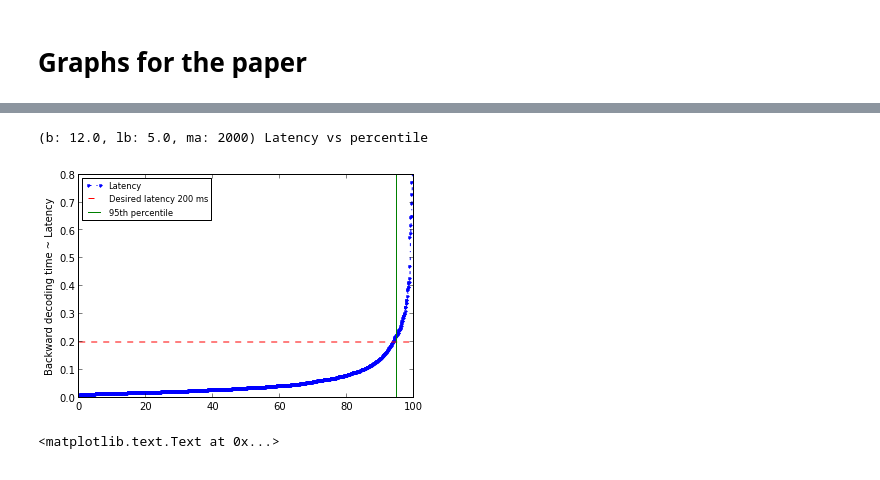
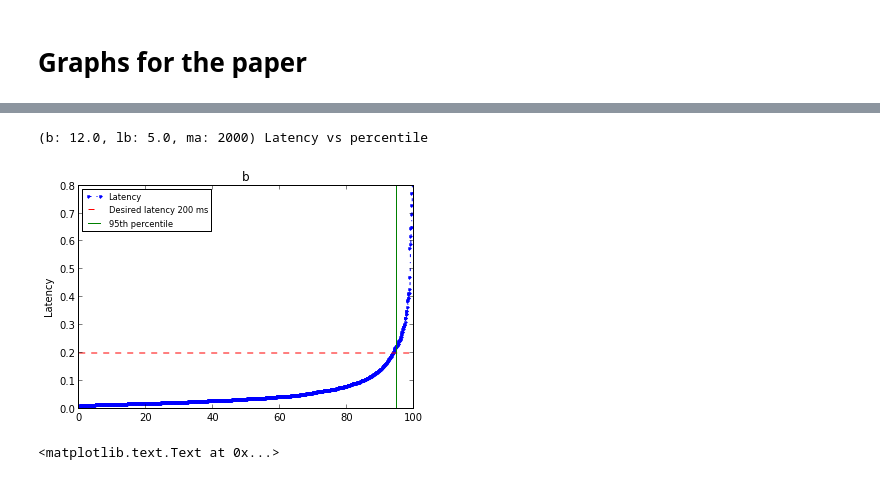
Before and after one commit to oplatek/pykaldi-eval, a Jupyter notebook: Pykaldi-evaluation.ipynb, the cells around one changed output, grey strips where cells are left out. Saved outputs shown, nothing was run; the diff lists cells and outputs as text; code cells hidden in the pictures.

```diff
--- a/Pykaldi-evaluation.ipynb
+++ b/Pykaldi-evaluation.ipynb
@@ -148,33 +149,34 @@ pdf_color2grey(pdfname, 'grey_' + pdfname)
 # %%
 beam, lat_beam, max_active = beam_range[4], lat_beam_range[4], max_active_range[0]
 bt = sorted([ rec.backwardlen for rec in user_time_r if rec.beam == beam and rec.lattice_beam == lat_beam and rec.max_active == max_active])
 bt_95 = bt[0:int(0.95*len(bt))]
 percents = [float(x) / len(bt) for x in range(1,len(bt)+1,1)]
 percents_95 = percents[0:int(0.95*len(percents))]
 
 #subplot(2,1,1)
 #ylim([0, 1.0])
 #plot(percents_95, bt_95,'.-.')
 #title('(b: %0.1f, lb: %0.1f, ma: %d) Backward decoding vs percentil' % (beam, lat_beam, max_active))
 #ylabel('Backward decoding time')
 #plot(percents_95, [0.4] * len(percents_95), 'r--')
 
 #subplot(2,1,2)
 percents = [100*w for w in percents]
 ylim([0, 0.8])
 p1, = plot(percents, bt,'.-.')
 print('(b: %0.1f, lb: %0.1f, ma: %d) Latency vs percentile' % (beam, lat_beam, max_active))
-#title('Latency vs percentile')
-ylabel('Backward decoding time ~ Latency')
+title('b')
+ylabel('Latency')
+xlabel('percentile')
 p2, = plot(percents, [0.2] * len(percents), 'r--')
 p3 = axvline(95, color='g')
 legend([p1, p2, p3], ['Latency', 'Desired latency 200 ms', '95th percentile'], loc=2, prop={'size':'small'})
 pdfname = 'lat_vs_prc.pdf'
 savefig(pdfname, bbox_inches='tight')
 pdf_color2grey(pdfname, 'grey_' + pdfname)
 # %% [output]
 (b: 12.0, lb: 5.0, ma: 2000) Latency vs percentile
-[figure, old version]
+[figure, new version]
 # %%
 wl_dup, bt, beam, lat_beam, max_active = [], [], beam_range[4], lat_beam_range[4], max_active_range[0]
 
```
Also changed, not shown: parts of 3 cells of this notebook.
